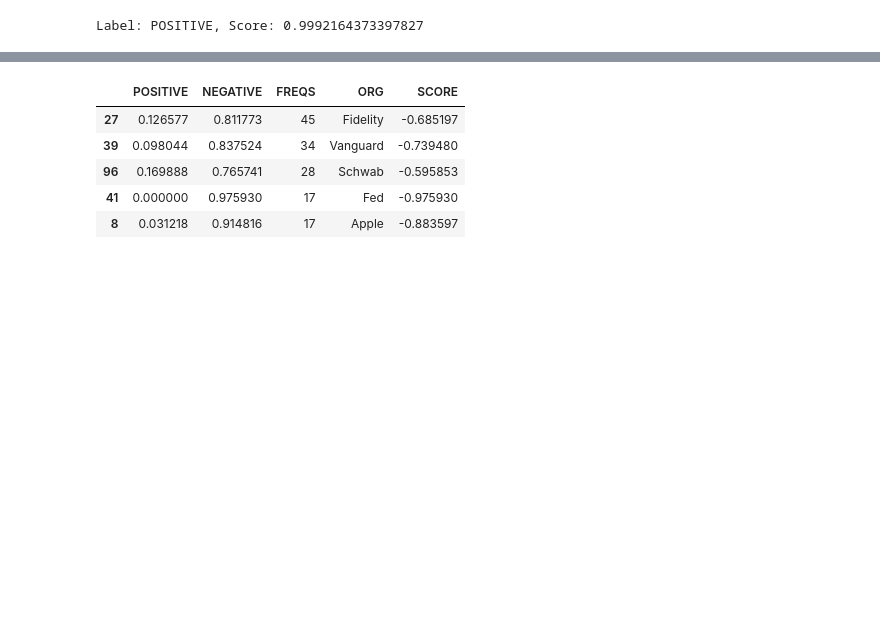
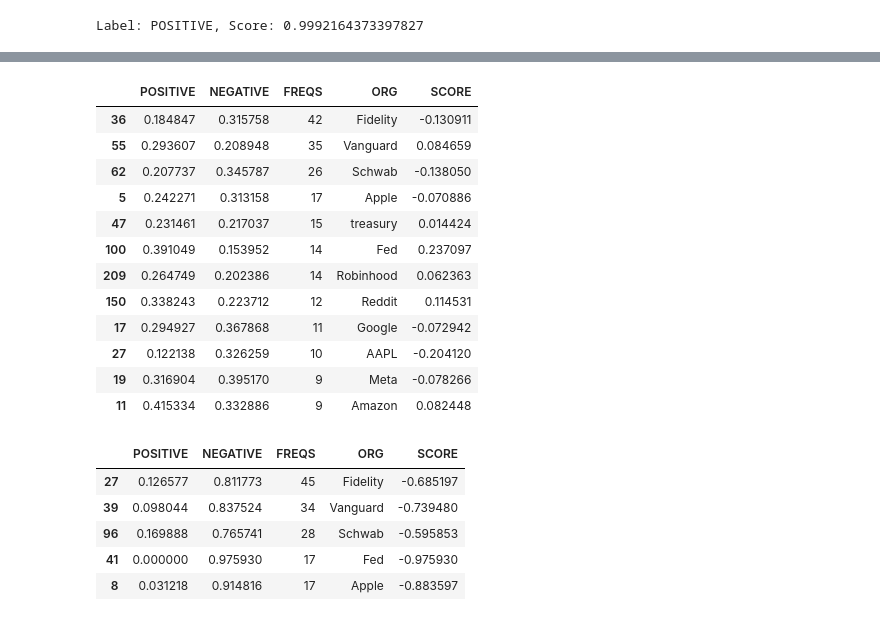
Before and after one commit to BetikuOluwatobi/ReddiTagger, a Jupyter notebook: ner_notebook.ipynb, the cells around one changed output, grey strips where cells are left out. Cells and saved outputs as stored; diff of their text form; code cells hidden in the pictures; blank space fills up the shorter version.

```diff
--- a/ner_notebook.ipynb
+++ b/ner_notebook.ipynb
@@ -171,3 +226,36 @@ df.head(2)
+# %%
+def generate_df(df, entity=entity):
+    distributions = {}
+    for _,row in df.iterrows():
+        direction = row['sentiment'][0]
+        score = row['sentiment'][1]
+        for org in row['organization']:
+            distributions[org] = distributions.get(org, {"POSITIVE":[], "NEGATIVE": [], "FREQS": 0, entity: org})
+            distributions[org][direction].append(score)
+            distributions[org]['FREQS'] += 1
+    for key in distributions.keys():
+        distributions[key]['POSITIVE'] = sum(distributions[key]['POSITIVE'])/distributions[key]["FREQS"]
+        distributions[key]['NEGATIVE'] = sum(distributions[key]['NEGATIVE'])/distributions[key]["FREQS"]
+        distributions[key]['SCORE'] = distributions[key]['POSITIVE'] - distributions[key]['NEGATIVE']
+    return pd.DataFrame(list(distributions.values())).sort_values('FREQS',ascending=False).head(12)
+# %%
+distributions = generate_df(df, entity=entity)
+# %%
+distributions
+# %% [output]
+|  | POSITIVE | NEGATIVE | FREQS | ORG | SCORE |
+| 36 | 0.184847 | 0.315758 | 42 | Fidelity | -0.130911 |
+| 55 | 0.293607 | 0.208948 | 35 | Vanguard | 0.084659 |
+| 62 | 0.207737 | 0.345787 | 26 | Schwab | -0.138050 |
+| 5 | 0.242271 | 0.313158 | 17 | Apple | -0.070886 |
+| 47 | 0.231461 | 0.217037 | 15 | treasury | 0.014424 |
+| 100 | 0.391049 | 0.153952 | 14 | Fed | 0.237097 |
+| 209 | 0.264749 | 0.202386 | 14 | Robinhood | 0.062363 |
+| 150 | 0.338243 | 0.223712 | 12 | Reddit | 0.114531 |
+| 17 | 0.294927 | 0.367868 | 11 | Google | -0.072942 |
+| 27 | 0.122138 | 0.326259 | 10 | AAPL | -0.204120 |
+| 19 | 0.316904 | 0.395170 | 9 | Meta | -0.078266 |
+| 11 | 0.415334 | 0.332886 | 9 | Amazon | 0.082448 |
 # %%
 distributions = {}
 for _,row in df.iterrows():
```
Also changed, not shown: parts of 11 cells of this notebook, 2 other files.
